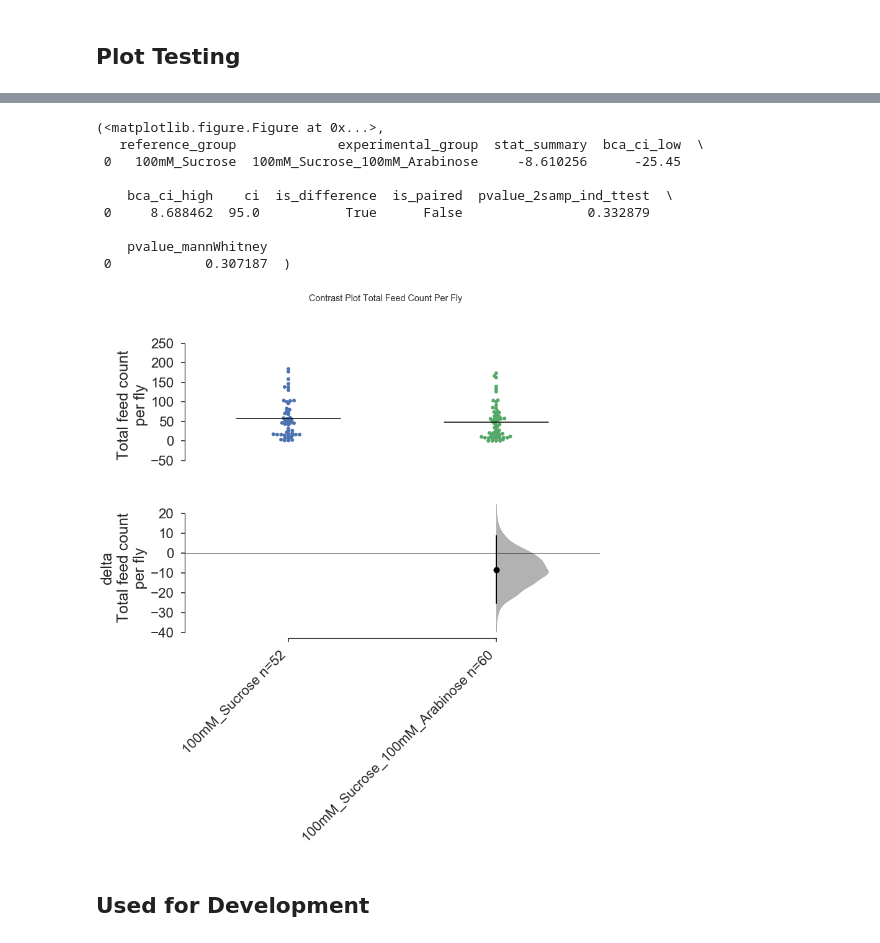
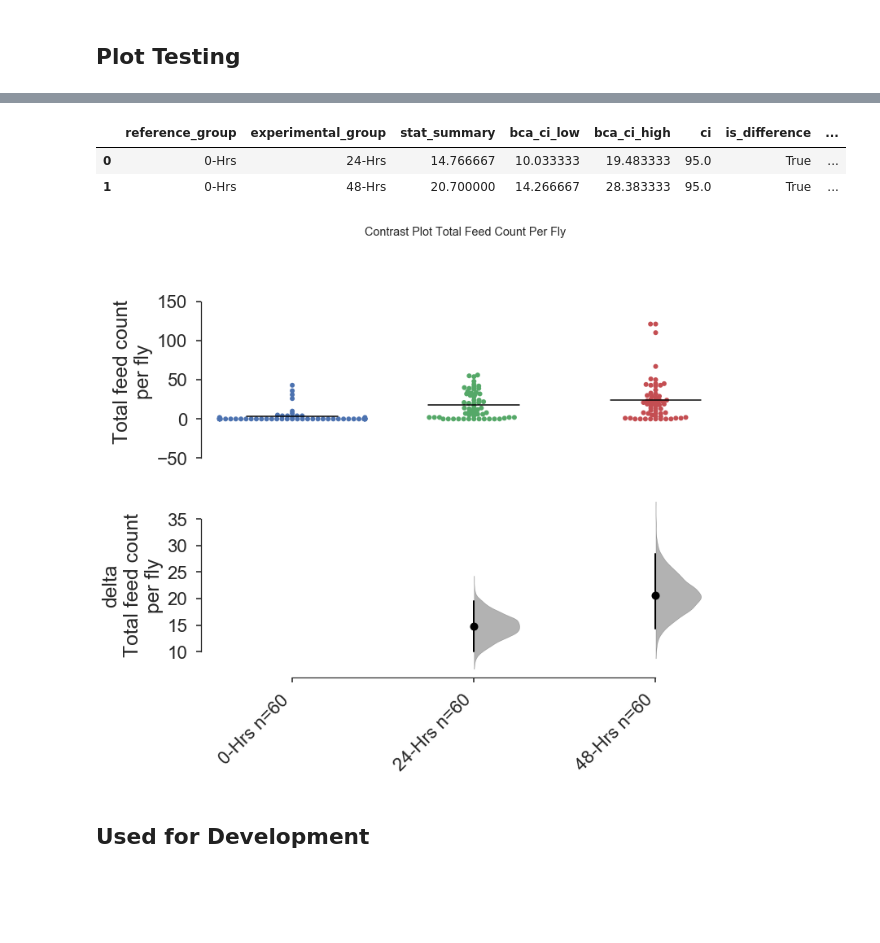
Before and after one commit to ACCLAB/espresso, a Jupyter notebook: jupyter-nb/espresso contrast plots dev.ipynb, the cells around one changed output, grey strips where cells are left out. Drawn from its saved outputs; the diff is of its cells as text; code cells hidden in the pictures; blank space fills up the shorter version.

```diff
--- a/jupyter-nb/espresso contrast plots dev.ipynb
+++ b/jupyter-nb/espresso contrast plots dev.ipynb
@@ -18,29 +18,3 @@ import bootstrap_contrast as bsc
 import espresso as esp
 # %% [markdown]
 ## Create Espresso Instances
-# %%
-git_repo_folder='/Users/josesho/bin/git-repos/espresso'
-
-datadir1=os.path.join(git_repo_folder,'data/by_genotype/Trh-Gal4-Trh-Zal-UAS-GZ-TrpA1/22')
-datadir2=os.path.join(git_repo_folder,'data/by_genotype/Trh-Gal4-Trh-Zal-UAS-GZ-TrpA1/29')
-datadir3=os.path.join(git_repo_folder,'data/starvation_gradient/0-Hrs')
-datadir4=os.path.join(git_repo_folder,'data/starvation_gradient/24-Hrs')
-datadir5=os.path.join(git_repo_folder,'data/starvation_gradient/48-Hrs')
-datadir6=os.path.join(git_repo_folder,'data/24-Hrs-starved-choice')
-
-twotubes22=esp.espresso(folder=datadir1)
-twotubes29=esp.espresso(folder=datadir2)
-
-starvation0=esp.espresso(folder=datadir3)
-starvation0.attach_label(label_name='starved_time',label_value='0-Hrs')
-
-starvation24=esp.espresso(folder=datadir4)
-starvation24.attach_label(label_name='starved_time',label_value='24-Hrs')
-
-starvation48=esp.espresso(folder=datadir5)
-starvation48.attach_label(label_name='starved_time',label_value='48-Hrs')
-starved=starvation0+starvation24+starvation48
-
-starved_choice=esp.espresso(folder=datadir6)
-
-tubes=twotubes22+twotubes29
@@ -61,15 +46,10 @@ starved
 # %%
-starved_choice.plot.contrast.feed_count_per_fly(group_by='FoodChoice')
+fig,con=starved.plot.contrast.feed_count_per_fly(group_by='starved_time')
+con
 # %% [output]
-(<matplotlib.figure.Figure at 0x...>,
-   reference_group             experimental_group  stat_summary  bca_ci_low  \
- 0   100mM_Sucrose  100mM_Sucrose_100mM_Arabinose     -8.610256      -25.45
-
-    bca_ci_high    ci  is_difference  is_paired  pvalue_2samp_ind_ttest  \
- 0     8.688462  95.0           True      False                0.332879
-
-    pvalue_mannWhitney
- 0            0.307187  )
+|  | reference_group | experimental_group | stat_summary | bca_ci_low | bca_ci_high | ci | is_difference | ... |
+| 0 | 0-Hrs | 24-Hrs | 14.766667 | 10.033333 | 19.483333 | 95.0 | True | ... |
+| 1 | 0-Hrs | 48-Hrs | 20.700000 | 14.266667 | 28.383333 | 95.0 | True | ... |
-[figure, old version]
+[figure, new version]
 # %% [markdown]
 ## Used for Development
```
Also changed, not shown: parts of 5 cells of this notebook, 1 other file.
